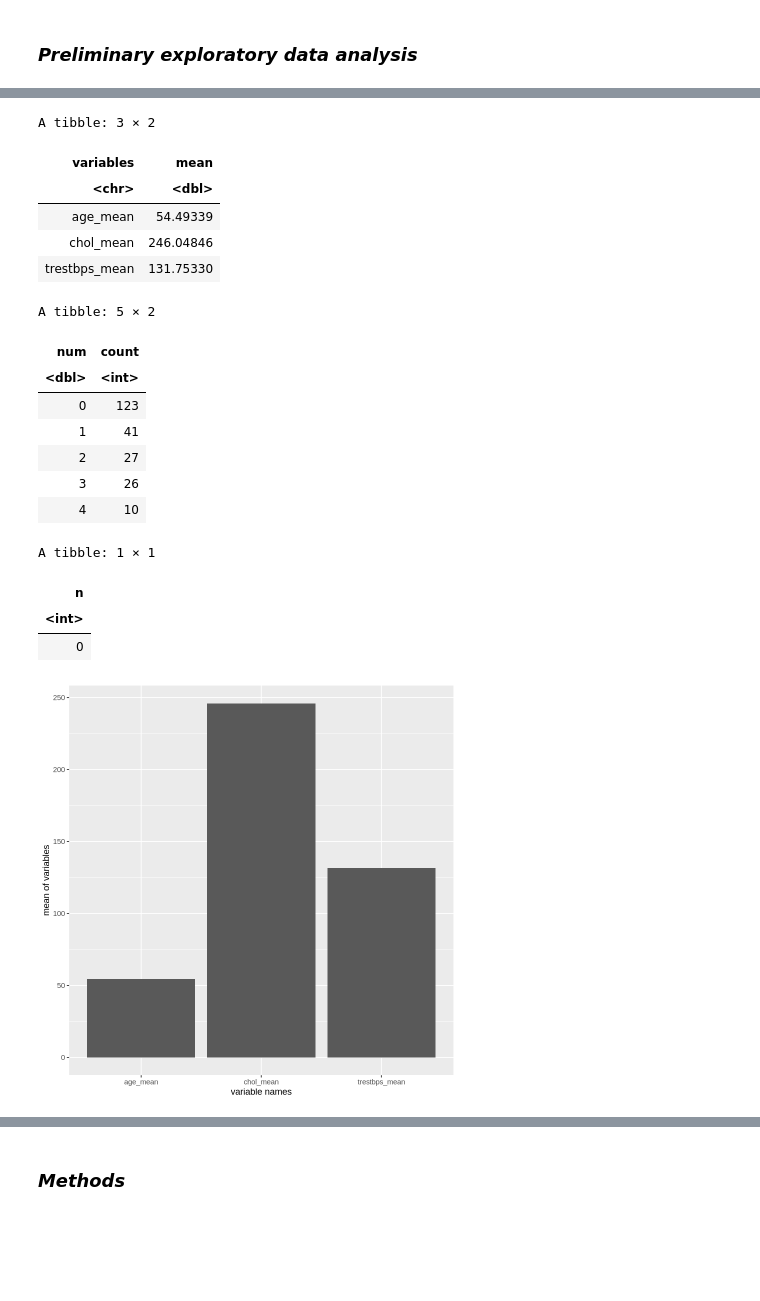
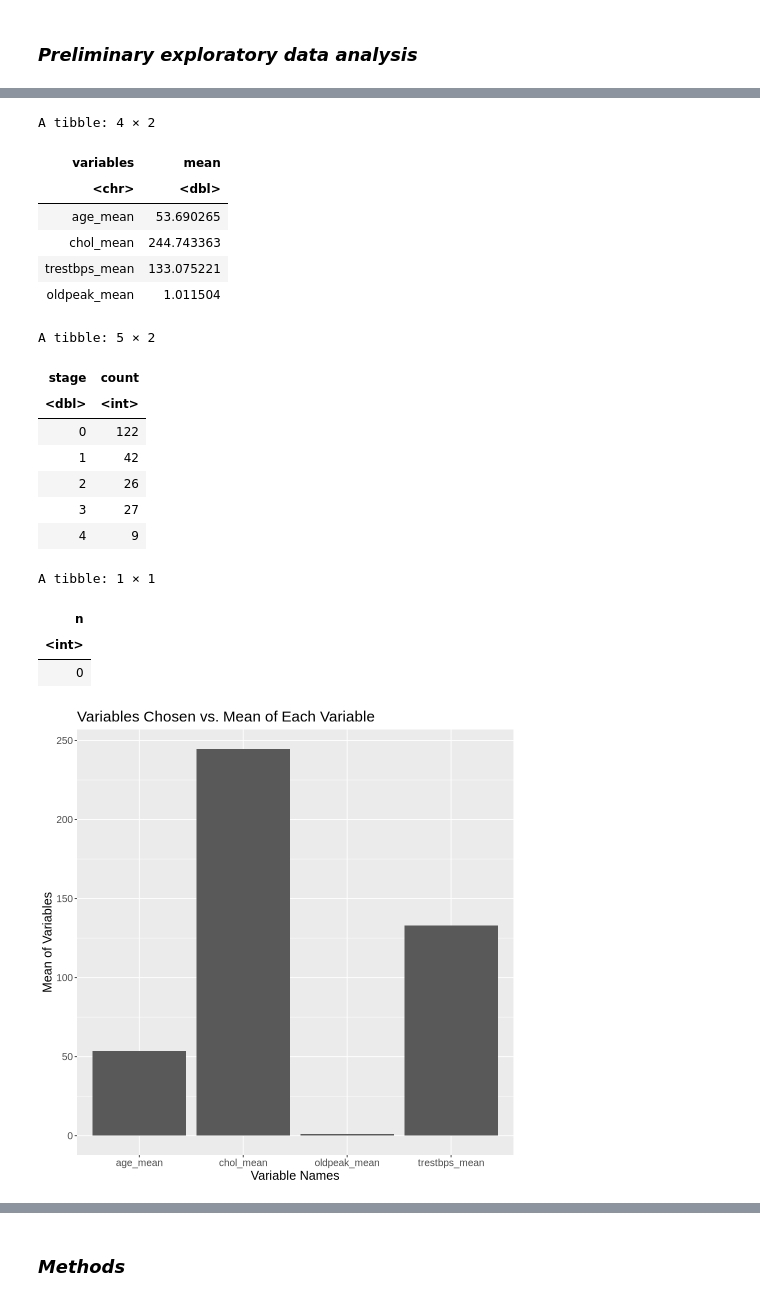
Before and after one commit to jenpari3/Audit_Group_Proposal, a Jupyter notebook: Heart_Group_Proposal.ipynb, the cells around one changed output, grey strips where cells are left out. Saved outputs shown, nothing was run; the diff lists cells and outputs as text; code cells hidden in the pictures; blank space fills up the shorter version.

```diff
--- a/Heart_Group_Proposal.ipynb
+++ b/Heart_Group_Proposal.ipynb
@@ -54,3 +54,10 @@ A spec_tbl_df: 920 × 16
 | 918 | 55 | Male | VA Long Beach | asymptomatic | 122 | 223 | TRUE | st-t abnormality | 100 | FALSE | 0 | ... |
 | 919 | 58 | Male | VA Long Beach | asymptomatic | NA | 385 | TRUE | lv hypertrophy | NA | NA | NA | ... |
 | 920 | 62 | Male | VA Long Beach | atypical angina | 120 | 254 | FALSE | lv hypertrophy | 93 | TRUE | 0 | ... |
+# %%
+heart_data_wrangled <- heart_data |>
+    select(age, dataset, trestbps, chol, oldpeak, num) |>
+    rename(region = dataset, stage = num) |>
+    filter(region == "Cleveland")
+
+heart_data_wrangled
@@ -63,9 +81,7 @@ A spec_tbl_df: 920 × 16
 ### *Preliminary exploratory data analysis*
 # %%
 #training data
-heart_data_split <- initial_split(heart_data_wrangled, prop = 0.75, strata = num)
+heart_data_split <- initial_split(heart_data_wrangled, prop = 0.75, strata = stage)
 heart_data_training <- training(heart_data_split)
 heart_data_training
-
-heart_data_plot <-
 # %% [output]
@@ -84,46 +100,50 @@ A tibble: 227 × 5
 heart_data_mean <- summarize(heart_data_training,
                              age_mean = mean(age),
                              chol_mean = mean(chol),
-                             trestbps_mean = mean(trestbps)) |>
-                    pivot_longer(cols = age_mean:trestbps_mean,
+                             trestbps_mean = mean(trestbps),
+                            oldpeak_mean = mean(oldpeak))|>
+                    pivot_longer(cols = age_mean:oldpeak_mean,
                                  names_to = "variables",
                                  values_to = "mean")
 heart_data_mean
 
 # number of observations for each class
-heart_data_observations <- group_by(heart_data_training, num) |>
+heart_data_observations <- group_by(heart_data_training, stage) |>
     summarize(count = n())
 heart_data_observations
 
 # rows with missing data
-heart_data_missing <- filter(heart_data_training, is.na(trestbps) & is.na(chol) & is.na(num)) |>
+heart_data_missing <- filter(heart_data_training, is.na(trestbps) & is.na(chol) & is.na(stage)) |>
     count()
 heart_data_missing
 # %% [output]
-A tibble: 3 × 2
+A tibble: 4 × 2
 | variables | mean |
 | <chr> | <dbl> |
-| age_mean | 54.49339 |
-| chol_mean | 246.04846 |
-| trestbps_mean | 131.75330 |
+| age_mean | 53.690265 |
+| chol_mean | 244.743363 |
+| trestbps_mean | 133.075221 |
+| oldpeak_mean | 1.011504 |
 A tibble: 5 × 2
-| num | count |
+| stage | count |
 | <dbl> | <int> |
-| 0 | 123 |
-| 1 | 41 |
-| 2 | 27 |
-| 3 | 26 |
-| 4 | 10 |
+| 0 | 122 |
+| 1 | 42 |
+| 2 | 26 |
+| 3 | 27 |
+| 4 | 9 |
 A tibble: 1 × 1
 | n |
 | <int> |
 | 0 |
 # %%
-#graph for mean data
+#graph for Mean Data
 heart_data_mean_plot <- heart_data_mean |>
     ggplot(aes(x = variables, y = mean)) +
     geom_bar(stat = "identity") +
-    labs(x = "variable names", y = "mean of variables")
+    labs(x = "Variable Names", y = "Mean of Variables") +
+    ggtitle("Variables Chosen vs. Mean of Each Variable") +
+    theme(text = element_text(size = 15))
 heart_data_mean_plot
 # %% [output]
-[figure, old version]
+[figure, new version]
```
Also changed, not shown: parts of 6 cells of this notebook.
